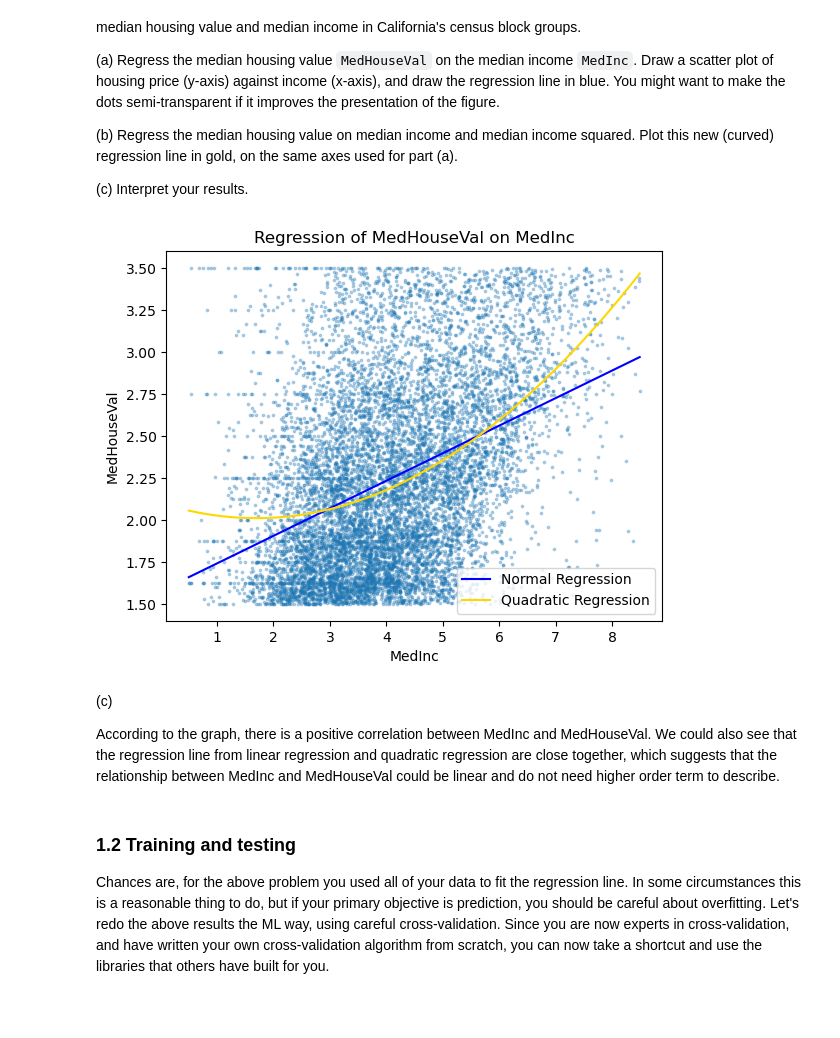
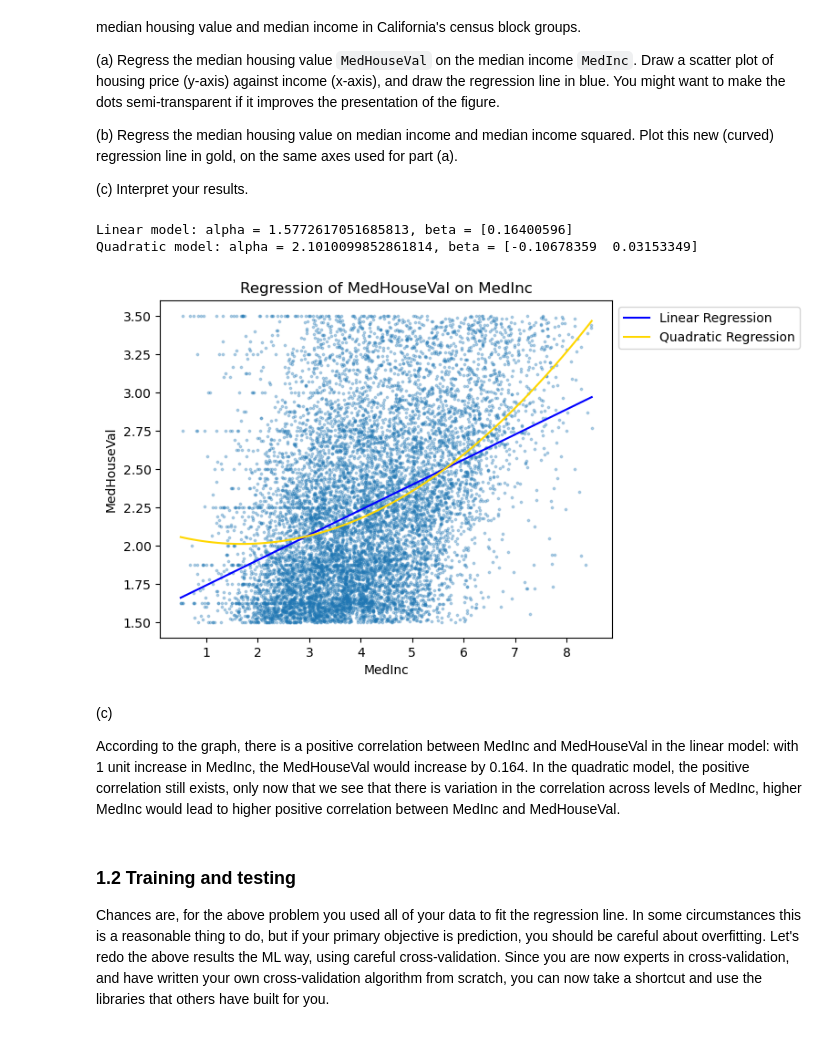
Before and after one commit to yilinn-117/INFO251, a Jupyter notebook: PS/Ni_Yilin_PS4.ipynb, the cells around one changed output. Cells and saved outputs as stored; diff of their text form; code cells hidden in the pictures.

```diff
--- a/PS/Ni_Yilin_PS4.ipynb
+++ b/PS/Ni_Yilin_PS4.ipynb
@@ -66,35 +66,40 @@ Use the [Linear Regression class](http://scikit-learn.org/stable/modules/generat
 # %%
 # a
 reg = LinearRegression().fit(cal_df['MedInc'].values.reshape(-1,1), cal_df['MedHouseVal'])
 
 plt.scatter(cal_df['MedInc'], cal_df['MedHouseVal'], s = 3, alpha = 0.3)
 
 plt.title('Regression of MedHouseVal on MedInc')
 plt.xlabel('MedInc')
 plt.ylabel('MedHouseVal')
 
 x_range = np.linspace(cal_df['MedInc'].min(), cal_df['MedInc'].max(), 100).reshape(-1, 1)
 
 reg_pred = reg.predict(x_range)
 
-plt.plot(x_range, reg_pred, color='blue', label='Normal Regression')
+plt.plot(x_range, reg_pred, color='blue', label='Linear Regression')
 
 # b
 reg2 = LinearRegression().fit(np.concatenate((cal_df['MedInc'].values.reshape(-1,1), cal_df['MedInc'].values.reshape(-1,1)**2), axis=1), cal_df['MedHouseVal'])
 
 reg2_pred = reg2.predict(np.concatenate((x_range,x_range**2),axis = 1))
 
+print('Linear model: alpha = {}, beta = {}'.format(reg.intercept_, reg.coef_))
+print('Quadratic model: alpha = {}, beta = {}'.format(reg2.intercept_, reg2.coef_))
+
 plt.plot(x_range, reg2_pred, color='gold', label='Quadratic Regression')
 
-plt.legend()
+plt.legend(bbox_to_anchor = (1, 1))
 
 plt.show()
 # %% [output]
+Linear model: alpha = 1.5772617051685813, beta = [0.16400596]
+Quadratic model: alpha = 2.1010099852861814, beta = [-0.10678359  0.03153349]
-[figure, old version]
+[figure, new version]
-# %% [markdown]
-(c)
-
-According to the graph, there is a positive correlation between MedInc and MedHouseVal. We could also see that the regression line from linear regression and quadratic regression are close together, which suggests that the relationship between MedInc and MedHouseVal could be linear and do not need higher order term to describe.
+# %% [markdown]
+(c)
+
+According to the graph, there is a positive correlation between MedInc and MedHouseVal in the linear model: with 1 unit increase in MedInc, the MedHouseVal would increase by 0.164. In the quadratic model, the positive correlation still exists, only now that we see that there is variation in the correlation across levels of MedInc, higher MedInc would lead to higher positive correlation between MedInc and MedHouseVal.
 # %% [markdown]
 ### 1.2 Training and testing
 
```
Also changed, not shown: parts of 56 cells of this notebook.
